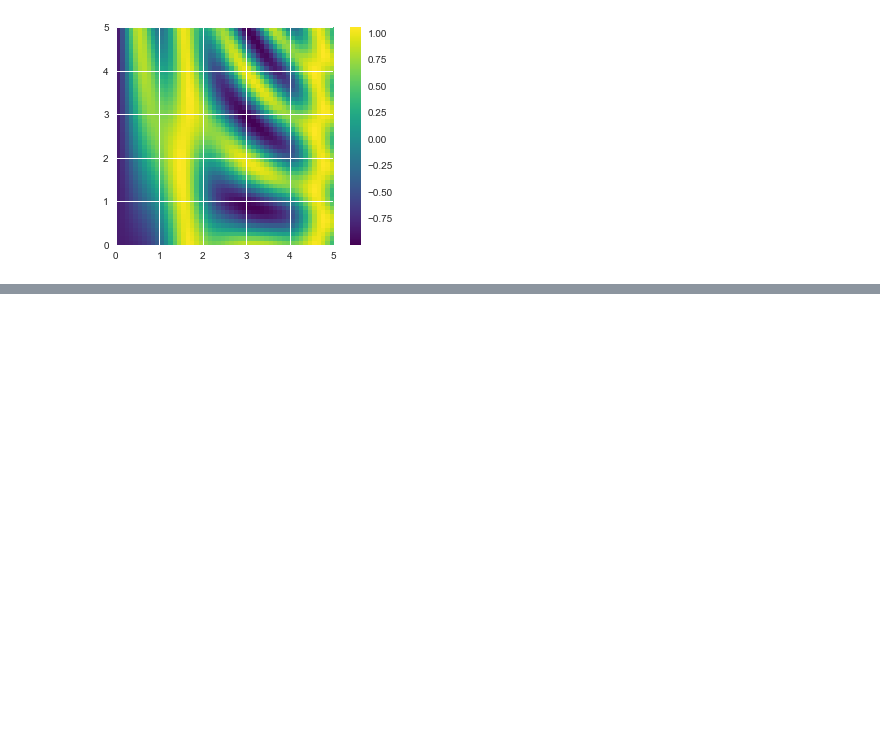
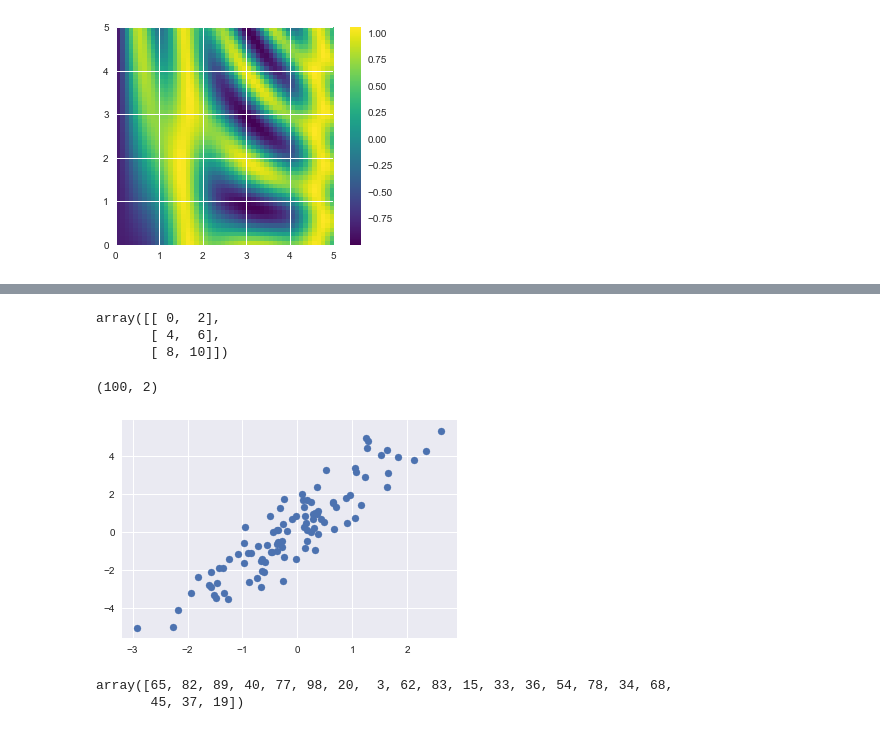
Before and after one commit to Mon8Cats/Space_Mind, a Jupyter notebook: PythonDataScience.ipynb, the cells around one changed output, grey strips where cells are left out. Saved outputs shown, nothing was run; the diff lists cells and outputs as text; code cells hidden in the pictures; blank space fills up the shorter version.

```diff
--- a/PythonDataScience.ipynb
+++ b/PythonDataScience.ipynb
@@ -619,0 +716,7 @@ plt.colorbar();
+# %%
+# Fancy Indexing
+# Access arrays using indices, slices, Boolean Masks, and  Fancy Indexing
+# Fancy Indexing : pass arrays of indices in places of single scalars.
+rand = np.random.RandomState(42)
+x = rand.randint(100, size=10)
+print(x)
@@ -619,0 +771,30 @@ plt.colorbar();
+# %%
+mask = np.array([1,0,1,0], dtype=bool)
+row2 = row[:, np.newaxis]
+row2
+X[row2, mask]
+# %% [output]
+array([[ 0,  2],
+       [ 4,  6],
+       [ 8, 10]])
+# %%
+# Selecting Random Points
+mean = [0,0]
+cov = [[1,2], [2,5]]
+X = rand.multivariate_normal(mean, cov, 100)
+X.shape
+# %% [output]
+(100, 2)
+# %%
+%matplotlib inline
+import matplotlib.pyplot as plt
+import seaborn; seaborn.set()
+plt.scatter(X[:, 0], X[:,1]);
+# %% [output]
+[figure, added]
+# %%
+indices = np.random.choice(X.shape[0], 20, replace=False)
+indices
+# %% [output]
+array([65, 82, 89, 40, 77, 98, 20,  3, 62, 83, 15, 33, 36, 54, 78, 34, 68,
+       45, 37, 19])
```
Also changed, not shown: parts of 49 cells of this notebook, 3 other files.
